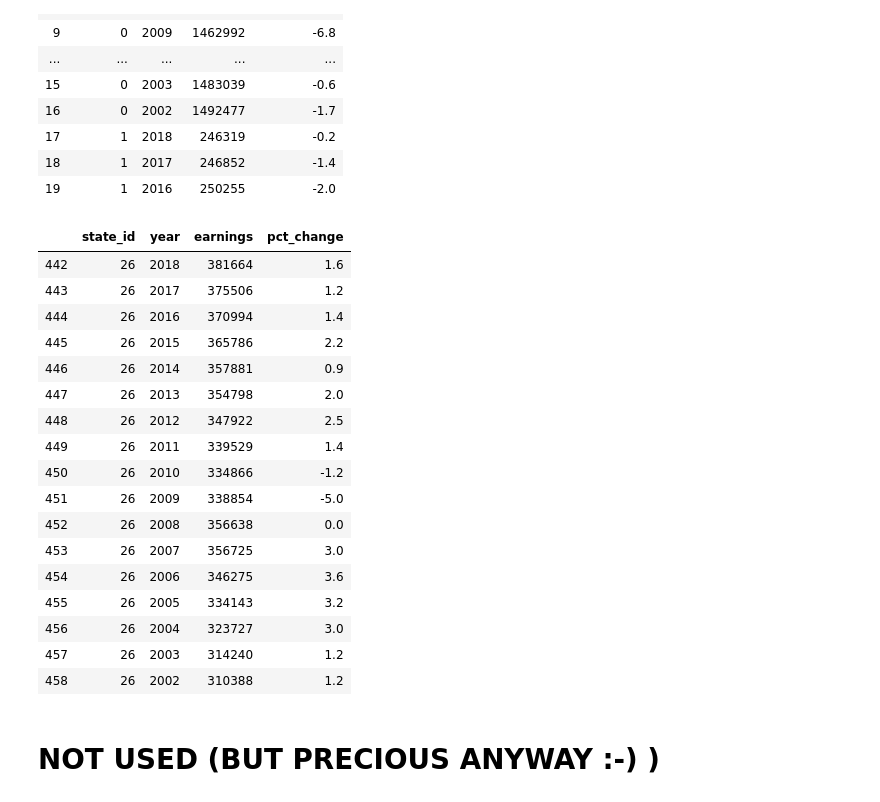
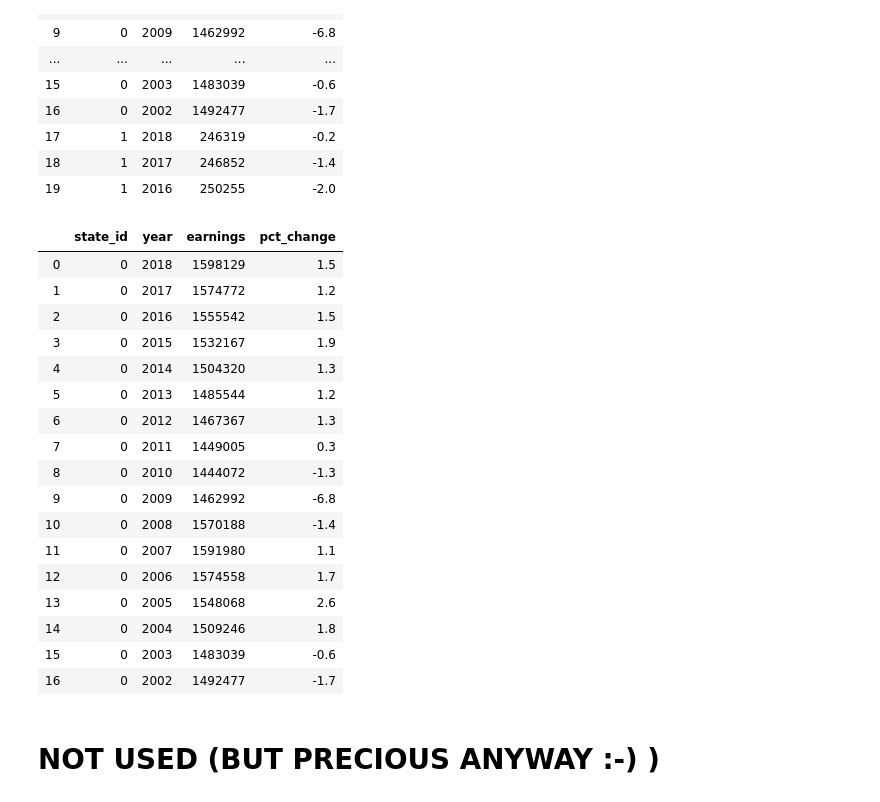
Before and after one commit to Emma-Pang/team_efx_dataproject, a Jupyter notebook: filipas_folder/earnings_states.ipynb, the cells around one changed output. Drawn from its saved outputs; the diff is of its cells as text; code cells hidden in the pictures.

```diff
--- a/filipas_folder/earnings_states.ipynb
+++ b/filipas_folder/earnings_states.ipynb
@@ -212,33 +212,33 @@ df.head(20)
 # %%
 # df_state = df.groupby(['state_id'])
 # df_state.
 
 state_dfs_dictionary = {}
 state_ids = set(df['state_id'])
 
 for state in state_ids:
     state_dfs_dictionary[state] = df[df['state_id'] == state]
 
-state_dfs_dictionary[26]
+state_dfs_dictionary[0]
 # %% [output]
 |  | state_id | year | earnings | pct_change |
-| 442 | 26 | 2018 | 381664 | 1.6 |
-| 443 | 26 | 2017 | 375506 | 1.2 |
-| 444 | 26 | 2016 | 370994 | 1.4 |
-| 445 | 26 | 2015 | 365786 | 2.2 |
-| 446 | 26 | 2014 | 357881 | 0.9 |
-| 447 | 26 | 2013 | 354798 | 2.0 |
-| 448 | 26 | 2012 | 347922 | 2.5 |
-| 449 | 26 | 2011 | 339529 | 1.4 |
-| 450 | 26 | 2010 | 334866 | -1.2 |
-| 451 | 26 | 2009 | 338854 | -5.0 |
-| 452 | 26 | 2008 | 356638 | 0.0 |
-| 453 | 26 | 2007 | 356725 | 3.0 |
-| 454 | 26 | 2006 | 346275 | 3.6 |
-| 455 | 26 | 2005 | 334143 | 3.2 |
-| 456 | 26 | 2004 | 323727 | 3.0 |
-| 457 | 26 | 2003 | 314240 | 1.2 |
-| 458 | 26 | 2002 | 310388 | 1.2 |
+| 0 | 0 | 2018 | 1598129 | 1.5 |
+| 1 | 0 | 2017 | 1574772 | 1.2 |
+| 2 | 0 | 2016 | 1555542 | 1.5 |
+| 3 | 0 | 2015 | 1532167 | 1.9 |
+| 4 | 0 | 2014 | 1504320 | 1.3 |
+| 5 | 0 | 2013 | 1485544 | 1.2 |
+| 6 | 0 | 2012 | 1467367 | 1.3 |
+| 7 | 0 | 2011 | 1449005 | 0.3 |
+| 8 | 0 | 2010 | 1444072 | -1.3 |
+| 9 | 0 | 2009 | 1462992 | -6.8 |
+| 10 | 0 | 2008 | 1570188 | -1.4 |
+| 11 | 0 | 2007 | 1591980 | 1.1 |
+| 12 | 0 | 2006 | 1574558 | 1.7 |
+| 13 | 0 | 2005 | 1548068 | 2.6 |
+| 14 | 0 | 2004 | 1509246 | 1.8 |
+| 15 | 0 | 2003 | 1483039 | -0.6 |
+| 16 | 0 | 2002 | 1492477 | -1.7 |
 # %%
 for st in range(0,51):
     filename = "csv_series/earnings_states"+str(st)+".csv"
```
Also changed, not shown: parts of 3 cells of this notebook, 4 other files.
